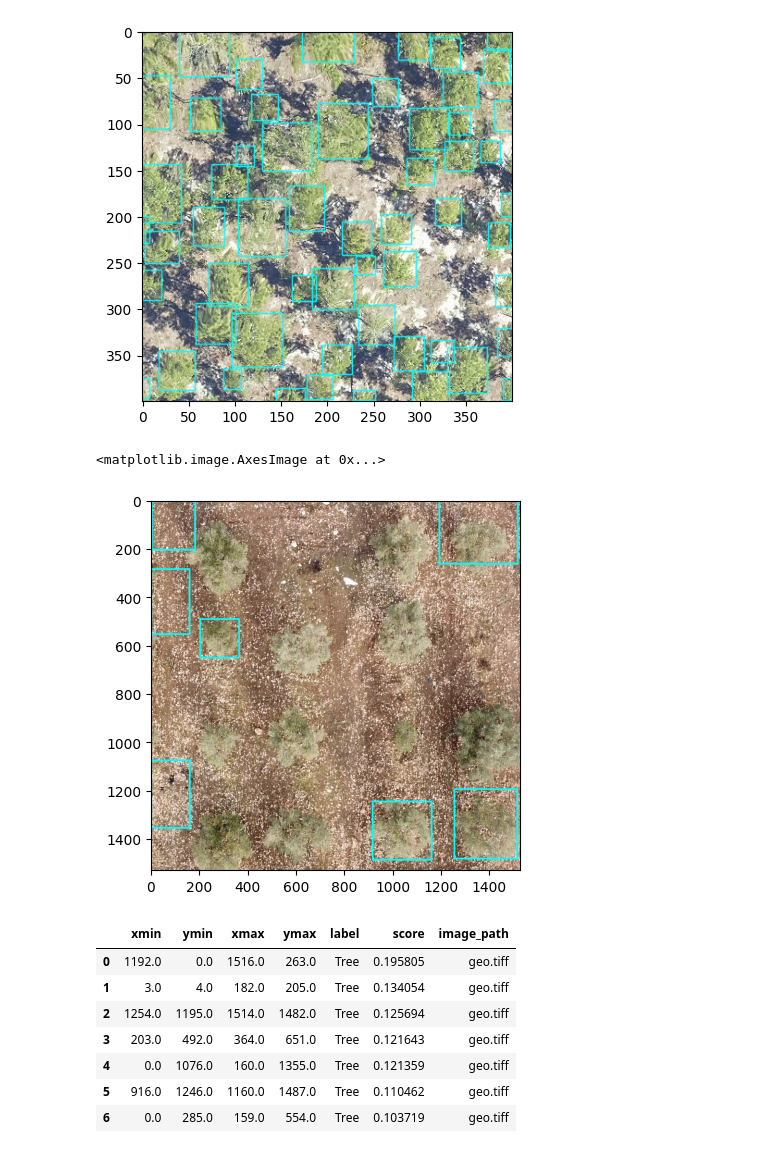
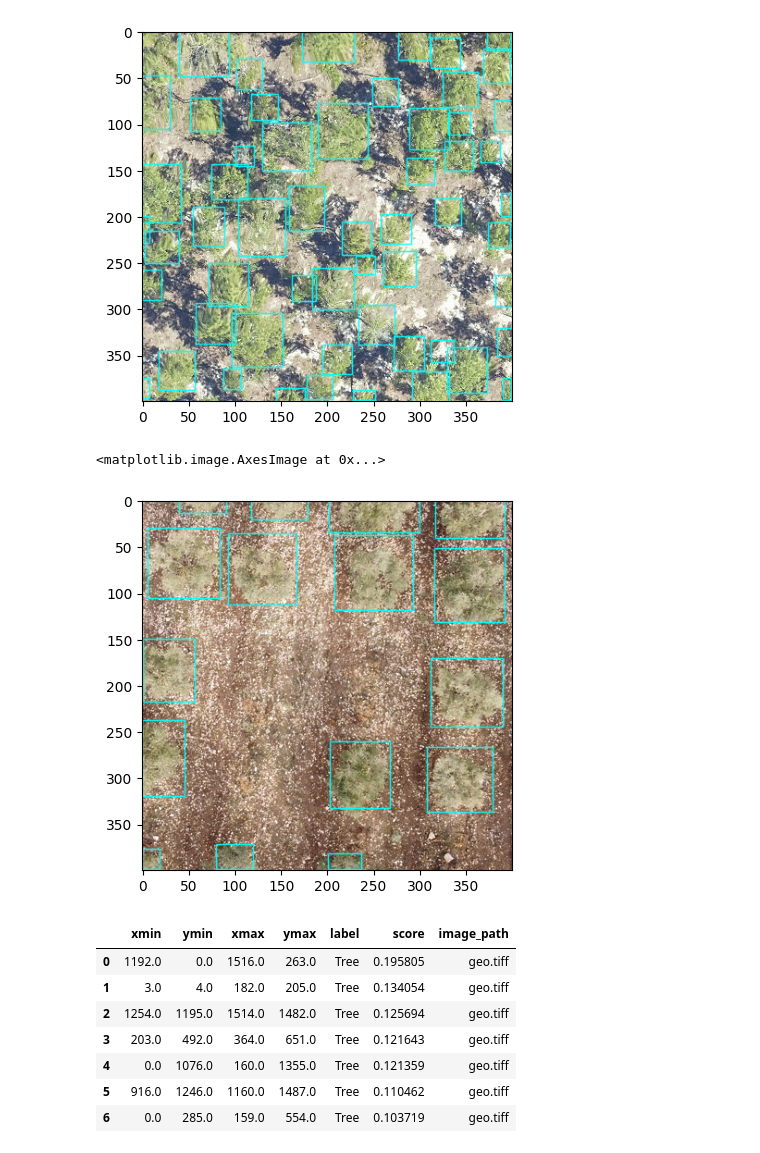
Before and after one commit to hakanonal/treecounter, a Jupyter notebook: discovery.ipynb, the cells around one changed output. Cells and saved outputs as stored; diff of their text form; code cells hidden in the pictures.

```diff
--- a/discovery.ipynb
+++ b/discovery.ipynb
@@ -26,14 +26,14 @@ plt.imshow(img[:,:,::-1])
 <matplotlib.image.AxesImage at 0x...>
 [figure]
 # %%
-local_sample_path = '/Users/hakanonal/vscode/treecounter/data/geo.tiff'
-img = model.predict_image(path=local_sample_path,return_plot=True,thickness=5)
+local_sample_path = '/Users/hakanonal/vscode/treecounter/data/geoCodedImgs/output_00230_pil.tiff'
+img = model.predict_image(path=local_sample_path,return_plot=True,thickness=1)
 
 #predict_image returns plot in BlueGreenRed (opencv style), but matplotlib likes RedGreenBlue, switch the channel order.
 plt.imshow(img[:,:,::-1])
 # %% [output]
 <matplotlib.image.AxesImage at 0x...>
-[figure, old version]
+[figure, new version]
 # %%
 boxes = model.predict_image(path=local_sample_path, return_plot = False)
 boxes
```
Also changed, not shown: parts of 3 cells of this notebook, 1 other file.
